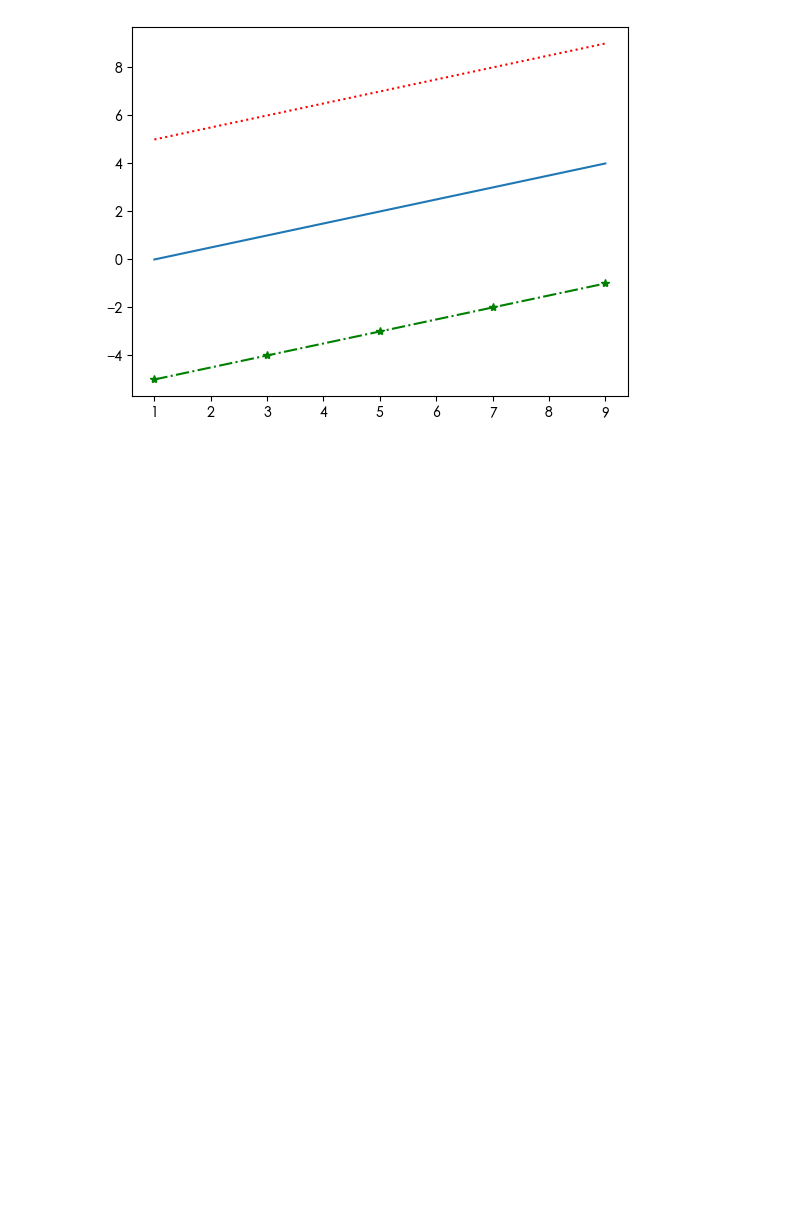
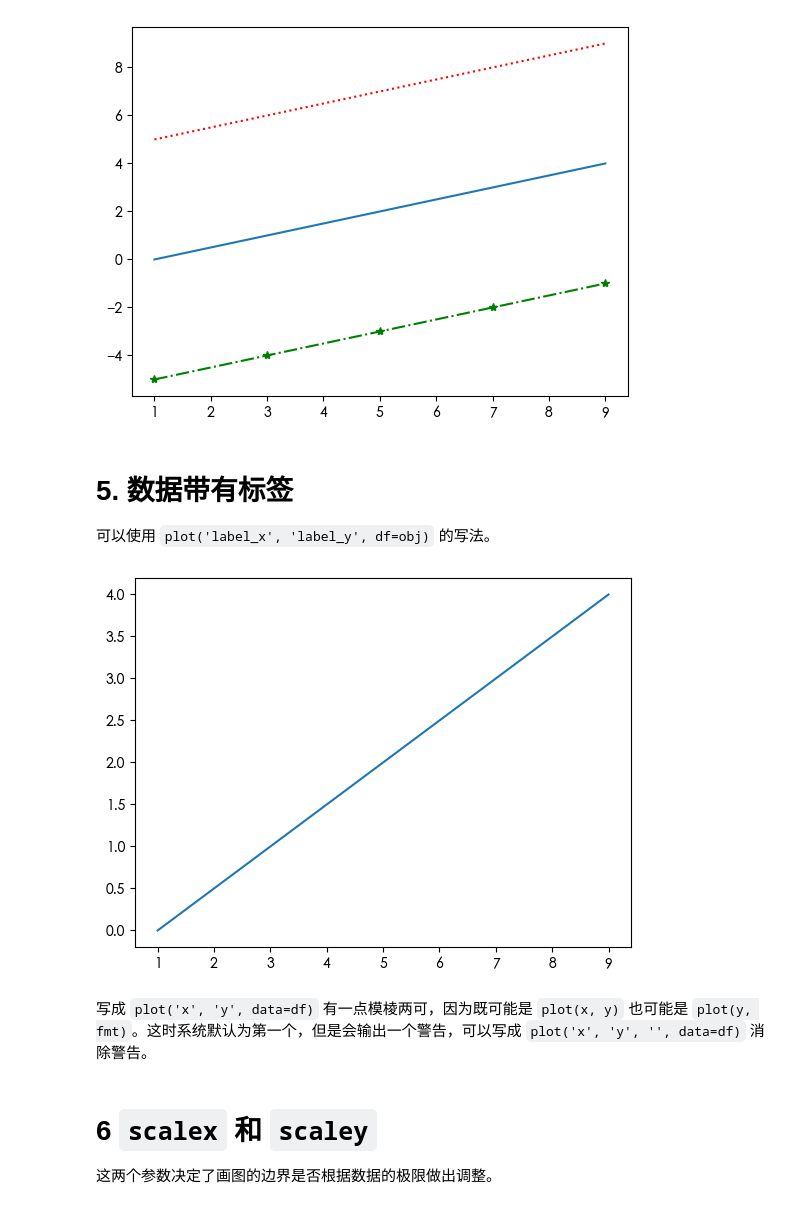
Before and after one commit to vincent507cpu/mastering_matplotlib, a Jupyter notebook: chapter_01/02_2D_line_plot.ipynb, the cells around one changed output. Cells and saved outputs as stored; diff of their text form; code cells hidden in the pictures; blank space fills up the shorter version.

```diff
--- a/chapter_01/02_2D_line_plot.ipynb
+++ b/chapter_01/02_2D_line_plot.ipynb
@@ -7,8 +7,8 @@ plt.rcParams['font.sans-serif'] = ['Heiti TC']
 # %% [markdown]
 文章开始前，先做一点准备：
 # %%
-data = pd.DataFrame({'x':np.arange(1, 10, 2), 'y':np.arange(5)}) # 示例数据
-data
+df = pd.DataFrame({'x':np.arange(1, 10, 2), 'y':np.arange(5)}) # 示例数据
+df
 # %% [output]
 |  | x | y |
 | 0 | 1 | 0 |
@@ -231,3 +232,18 @@ ax.plot(data['x'], data['y'],
 plt.show()
 # %% [output]
 [figure]
+# %% [markdown]
+# 5. 数据带有标签
+可以使用 `plot('label_x', 'label_y', df=obj)` 的写法。
+# %%
+fig, ax = plt.subplots()
+ax.plot('x', 'y', data=df)
+plt.savefig('plot_11.png', transparent=True)
+plt.show()
+# %% [output]
+[figure, added]
+# %% [markdown]
+写成 `plot('x', 'y', data=df)` 有一点模棱两可，因为既可能是 `plot(x, y)` 也可能是 `plot(y, fmt)`。这时系统默认为第一个，但是会输出一个警告，可以写成 `plot('x', 'y', '', data=df)` 消除警告。
+# %% [markdown]
+# 6 `scalex` 和 `scaley`
+这两个参数决定了画图的边界是否根据数据的极限做出调整。
```
Also changed, not shown: parts of 11 cells of this notebook, 2 other files.
